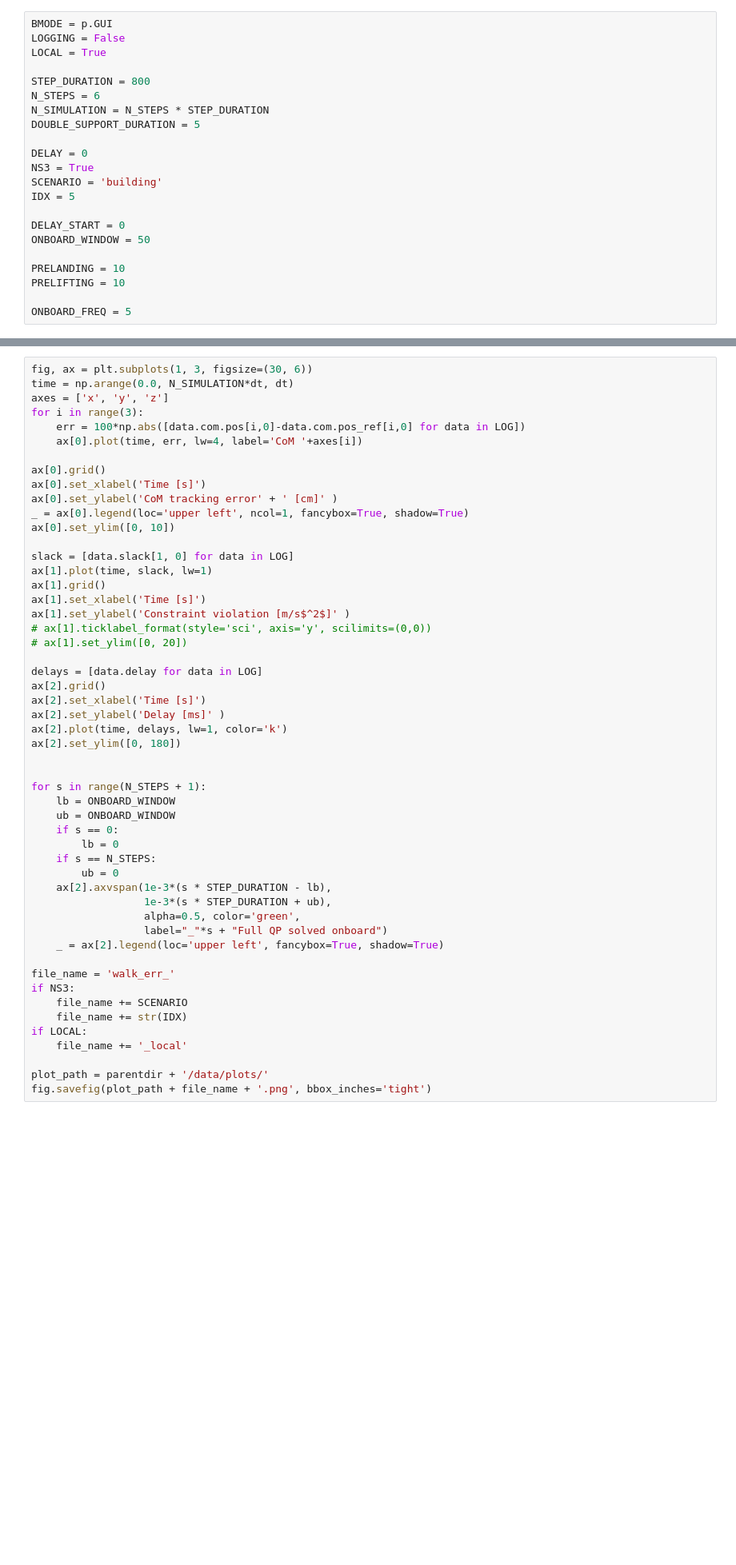
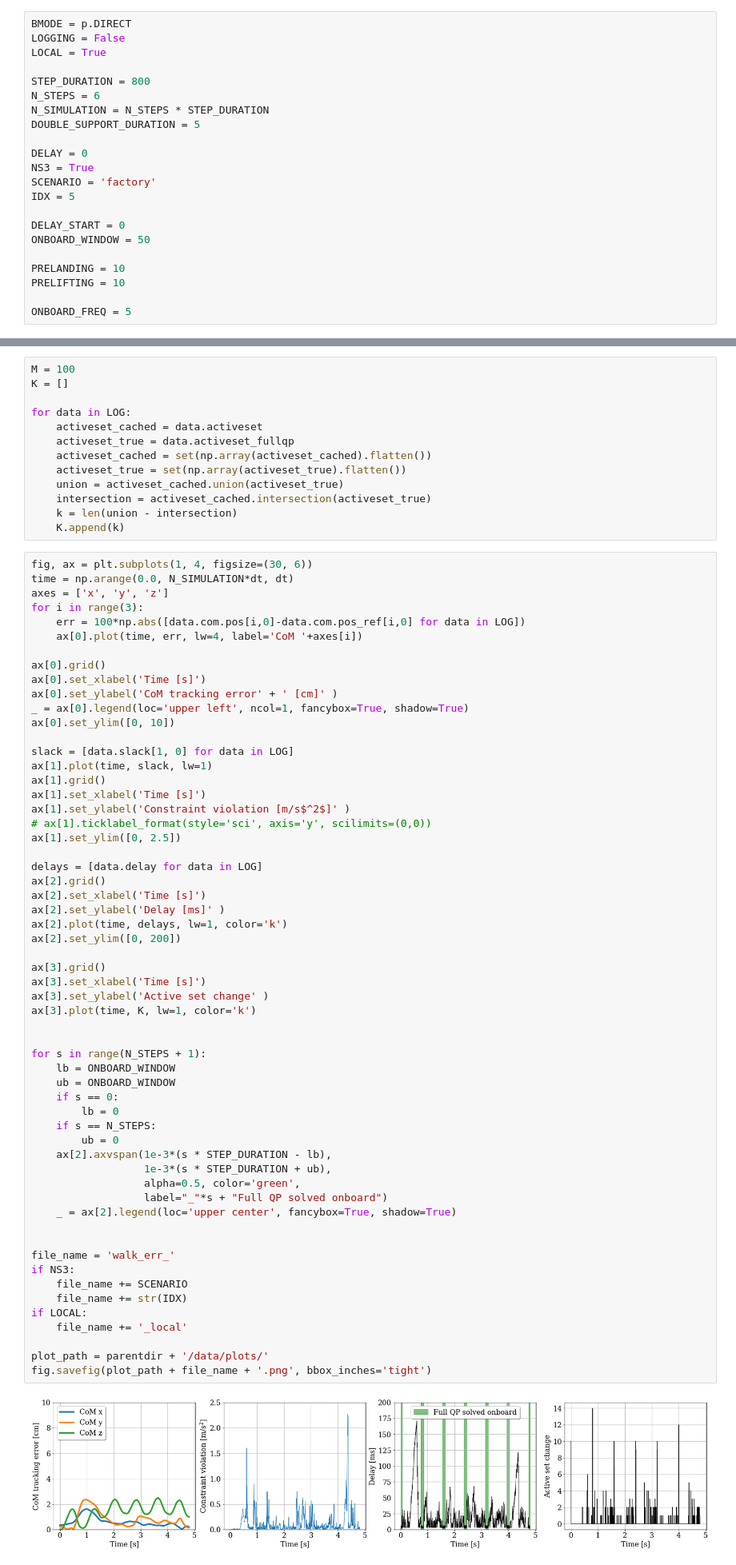
Before and after one commit to huaijiangzhu/delay_robust_invdyn, a Jupyter notebook: notebooks/walk.ipynb, the cells around one changed output, grey strips where cells are left out. Shown at 80% size. Saved outputs shown, nothing was run; the diff lists cells and outputs as text; blank space fills up the shorter version.

Commit message:
more data

```diff
--- a/notebooks/walk.ipynb
+++ b/notebooks/walk.ipynb
@@ -39,7 +39,7 @@ font = {'family' : 'serif',
 matplotlib.rc('font', **font)
 np.set_printoptions(precision=3, linewidth=200, suppress=True)
 # %%
-BMODE = p.GUI
+BMODE = p.DIRECT
 LOGGING = False
 LOCAL = True
 
@@ -50,7 +50,7 @@ DOUBLE_SUPPORT_DURATION = 5
 
 DELAY = 0
 NS3 = True
-SCENARIO = 'building'
+SCENARIO = 'factory'
 IDX = 5
 
 DELAY_START = 0
@@ -390,8 +392,21 @@ exp_data.log = LOG
 if LOGGING:
     with open(data_path + file_name + '.pkl', 'wb') as f:
         pickle.dump(exp_data, f, pickle.HIGHEST_PROTOCOL)
+# %%
+M = 100
+K = []
+
+for data in LOG:
+    activeset_cached = data.activeset
+    activeset_true = data.activeset_fullqp
+    activeset_cached = set(np.array(activeset_cached).flatten())
+    activeset_true = set(np.array(activeset_true).flatten())
+    union = activeset_cached.union(activeset_true)
+    intersection = activeset_cached.intersection(activeset_true)
+    k = len(union - intersection)
+    K.append(k)
 # %%
-fig, ax = plt.subplots(1, 3, figsize=(30, 6))
+fig, ax = plt.subplots(1, 4, figsize=(30, 6))
 time = np.arange(0.0, N_SIMULATION*dt, dt)
 axes = ['x', 'y', 'z']
 for i in range(3):
@@ -410,38 +425,46 @@ ax[1].grid()
 ax[1].set_xlabel('Time [s]')
 ax[1].set_ylabel('Constraint violation [m/s$^2$]' )
 # ax[1].ticklabel_format(style='sci', axis='y', scilimits=(0,0))
-# ax[1].set_ylim([0, 20])
+ax[1].set_ylim([0, 2.5])
 
 delays = [data.delay for data in LOG]
 ax[2].grid()
 ax[2].set_xlabel('Time [s]')
 ax[2].set_ylabel('Delay [ms]' )
 ax[2].plot(time, delays, lw=1, color='k')
-ax[2].set_ylim([0, 180])
+ax[2].set_ylim([0, 200])
+
+ax[3].grid()
+ax[3].set_xlabel('Time [s]')
+ax[3].set_ylabel('Active set change' )
+ax[3].plot(time, K, lw=1, color='k')
 
 
 for s in range(N_STEPS + 1):
     lb = ONBOARD_WINDOW
     ub = ONBOARD_WINDOW
     if s == 0:
         lb = 0
     if s == N_STEPS:
         ub = 0
     ax[2].axvspan(1e-3*(s * STEP_DURATION - lb),
                   1e-3*(s * STEP_DURATION + ub),
                   alpha=0.5, color='green',
                   label="_"*s + "Full QP solved onboard")
-    _ = ax[2].legend(loc='upper left', fancybox=True, shadow=True)
+    _ = ax[2].legend(loc='upper center', fancybox=True, shadow=True)
+
 
 file_name = 'walk_err_'
 if NS3:
     file_name += SCENARIO
     file_name += str(IDX)
 if LOCAL:
     file_name += '_local'
 
 plot_path = parentdir + '/data/plots/'
 fig.savefig(plot_path + file_name + '.png', bbox_inches='tight')
+# %% [output]
+[figure, added]
 # %%
 print np.mean([1000*data.fullqp_time for data in LOG])
 print np.max([1000*data.fullqp_time for data in LOG])
```
Also changed, not shown: parts of 3 cells of this notebook, 8 other files.
